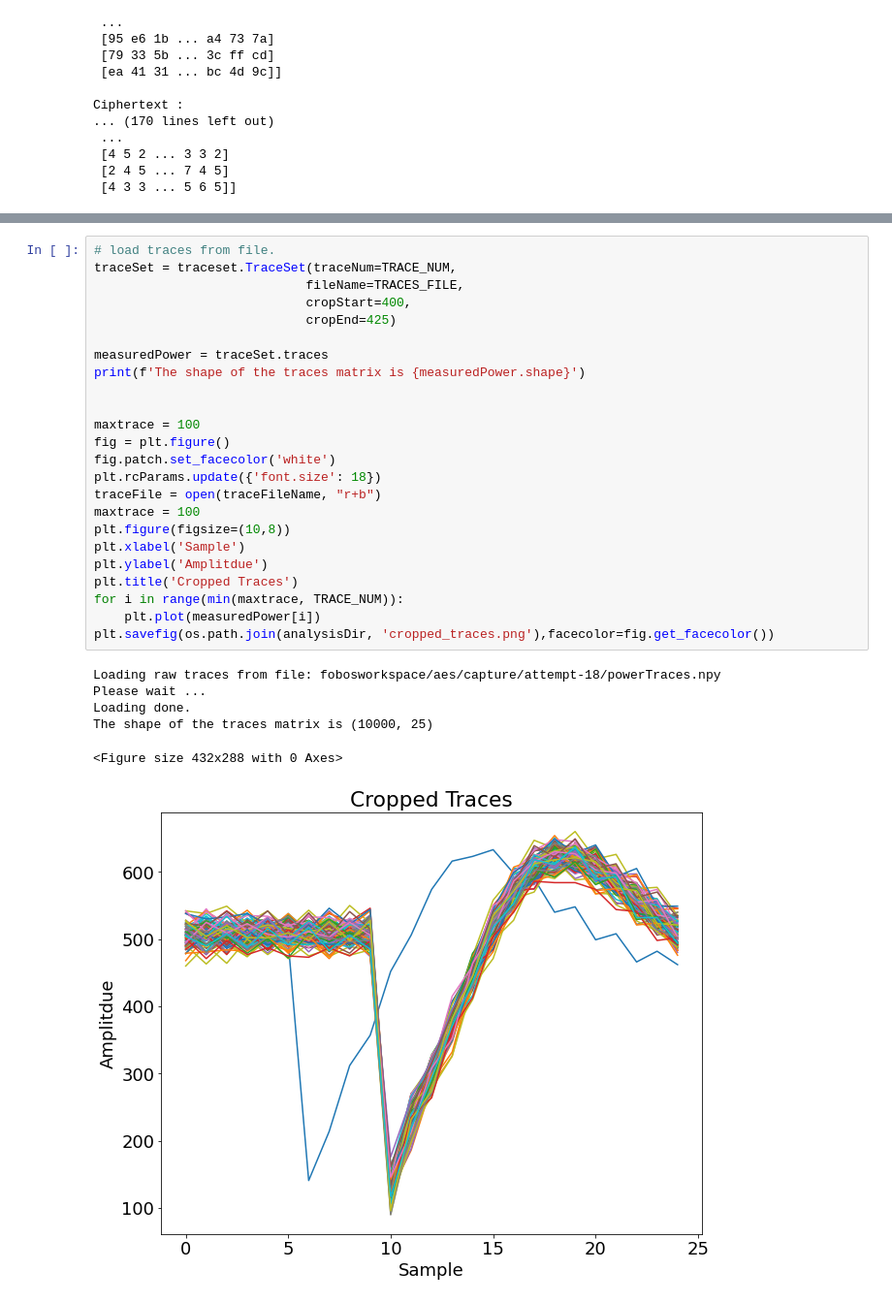
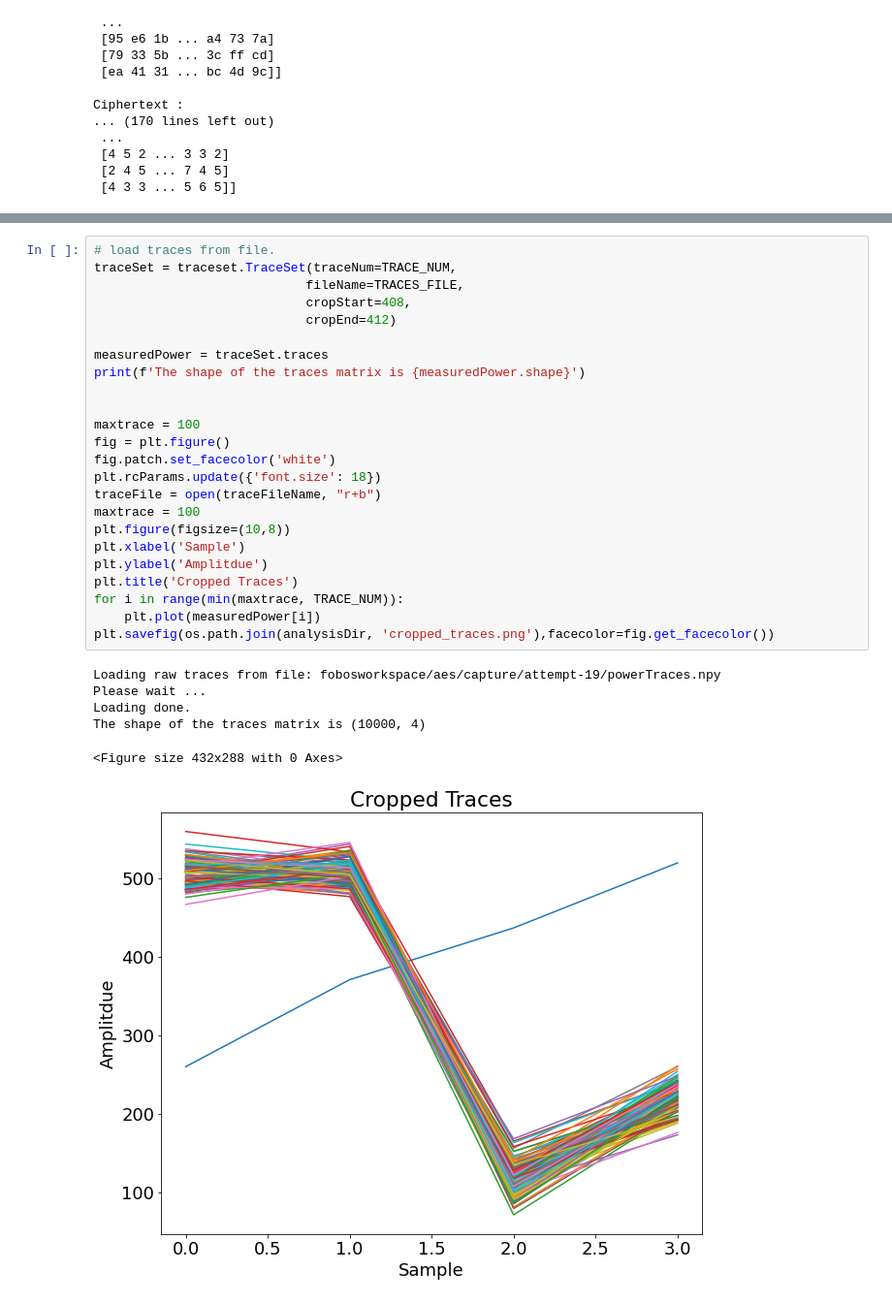
Before and after one commit to kammoh/fobos, a Jupyter notebook: software/notebooks/capture_adc.ipynb, the cells around one changed output, grey strips where cells are left out. Shown at 97% size. Drawn from its saved outputs; the diff is of its cells as text.

Commit message:
capture notebook with new paths

```diff
--- a/software/notebooks/capture_adc.ipynb
+++ b/software/notebooks/capture_adc.ipynb
@@ -198,34 +230,34 @@ projDir
 # %%
 # load traces from file.
 traceSet = traceset.TraceSet(traceNum=TRACE_NUM,
                             fileName=TRACES_FILE,
-                            cropStart=400,
-                            cropEnd=425)
+                            cropStart=408,
+                            cropEnd=412)
 
 measuredPower = traceSet.traces
 print(f'The shape of the traces matrix is {measuredPower.shape}')
 
 
 maxtrace = 100
 fig = plt.figure()
 fig.patch.set_facecolor('white')
 plt.rcParams.update({'font.size': 18})
 traceFile = open(traceFileName, "r+b")
 maxtrace = 100
 plt.figure(figsize=(10,8))
 plt.xlabel('Sample')
 plt.ylabel('Amplitdue')
 plt.title('Cropped Traces')
 for i in range(min(maxtrace, TRACE_NUM)):
     plt.plot(measuredPower[i])
 plt.savefig(os.path.join(analysisDir, 'cropped_traces.png'),facecolor=fig.get_facecolor())
 # %% [output]
-Loading raw traces from file: fobosworkspace/aes/capture/attempt-18/powerTraces.npy
+Loading raw traces from file: fobosworkspace/aes/capture/attempt-19/powerTraces.npy
 Please wait ...
 Loading done.
-The shape of the traces matrix is (10000, 25)
+The shape of the traces matrix is (10000, 4)
 <Figure size 432x288 with 0 Axes>
-[figure, old version]
+[figure, new version]
 # %%
 numKeys = 16              # number of subkey bytes to attack, default: 1
 #####################
```
Also changed, not shown: parts of 8 cells of this notebook.
